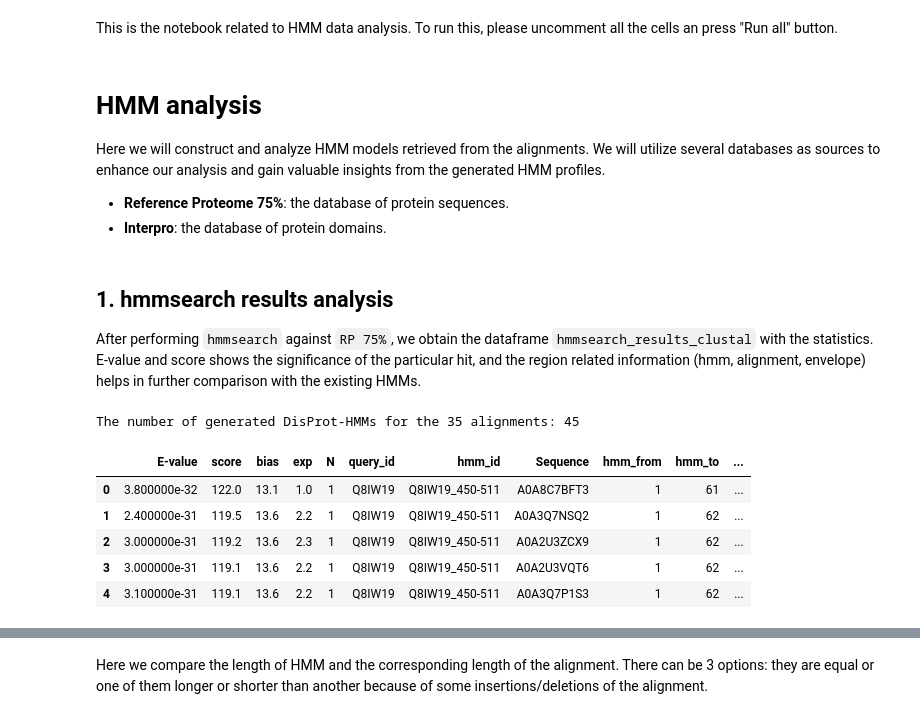
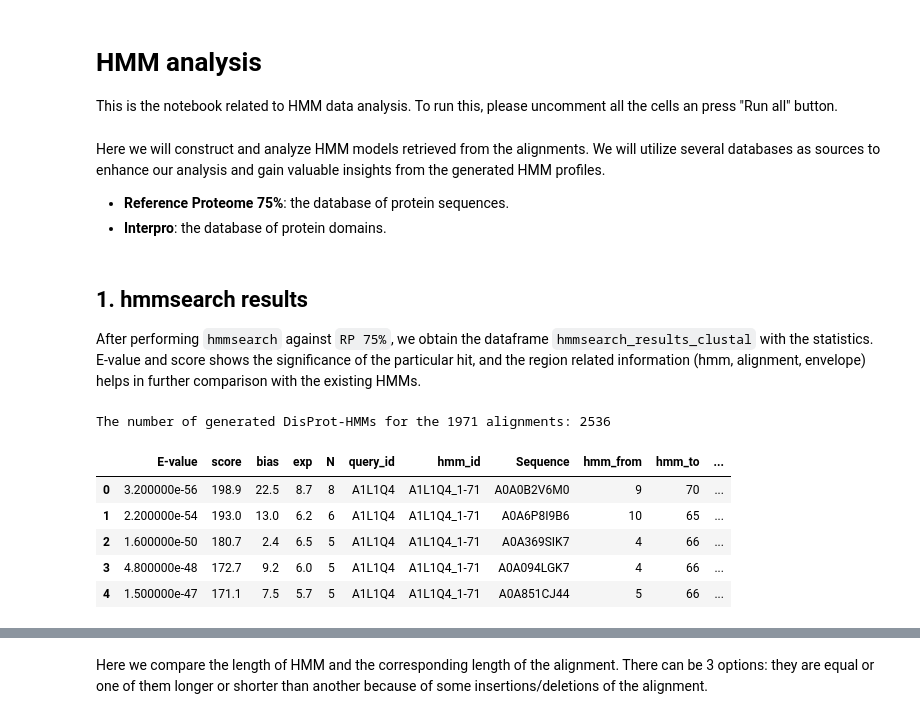
Before and after one commit to AlyaHarvelle/HMMER, a Jupyter notebook: hmm_analysis.ipynb, the cells around one changed output, grey strips where cells are left out. Drawn from its saved outputs; the diff is of its cells as text; code cells hidden in the pictures.

```diff
--- a/hmm_analysis.ipynb
+++ b/hmm_analysis.ipynb
@@ -1,4 +1,6 @@
 # %% [markdown]
+# HMM analysis
+
 This is the notebook related to HMM data analysis. To run this, please uncomment all the cells an press "Run all" button.
 # %%
 # Set the path and input parameters
@@ -12,28 +14,27 @@ server = 'ecate'
 # Importing the libraries and functions
 from functions import *
 # %% [markdown]
-# HMM analysis
 
 Here we will construct and analyze HMM models retrieved from the alignments. We will utilize several databases as sources to enhance our analysis and gain valuable insights from the generated HMM profiles.
 - **Reference Proteome 75%**: the database of protein sequences.
 - **Interpro**: the database of protein domains.
 # %% [markdown]
-## 1. hmmsearch results analysis
+## 1. hmmsearch results
 
 After performing `hmmsearch` against `RP 75%`, we obtain the dataframe `hmmsearch_results_clustal` with the statistics. E-value and score shows the significance of the particular hit, and the region related information (hmm, alignment, envelope) helps in further comparison with the existing HMMs.
 # %%
 # Dataframe of the hmmsearch results
-hmmsearch_results_clustal = pd.read_csv('{}/results/hmms/hmmsearch/hmmsearch_results_clustal.csv'.format(directory))
-num_ali = hmmsearch_results_clustal['query_id'].nunique()
-num_hmm = hmmsearch_results_clustal['hmm_id'].nunique()
-print('The number of generated DisProt-HMMs for the {} alignments: {}'.format(num_ali, num_hmm))
+hmmsearch_results_clustal = pd.read_csv("{}/results/hmms/hmmsearch/combined_hmmsearch_results.csv".format(directory))
+num_ali = hmmsearch_results_clustal["query_id"].nunique()
+num_hmm = hmmsearch_results_clustal["hmm_id"].nunique()
+print("The number of generated DisProt-HMMs for the {} alignments: {}".format(num_ali, num_hmm))
 hmmsearch_results_clustal.head()
 # %% [output]
-The number of generated DisProt-HMMs for the 35 alignments: 45
+The number of generated DisProt-HMMs for the 1971 alignments: 2536
 |  | E-value | score | bias | exp | N | query_id | hmm_id | Sequence | hmm_from | hmm_to | ... |
-| 0 | 3.800000e-32 | 122.0 | 13.1 | 1.0 | 1 | Q8IW19 | Q8IW19_450-511 | A0A8C7BFT3 | 1 | 61 | ... |
-| 1 | 2.400000e-31 | 119.5 | 13.6 | 2.2 | 1 | Q8IW19 | Q8IW19_450-511 | A0A3Q7NSQ2 | 1 | 62 | ... |
-| 2 | 3.000000e-31 | 119.2 | 13.6 | 2.3 | 1 | Q8IW19 | Q8IW19_450-511 | A0A2U3ZCX9 | 1 | 62 | ... |
-| 3 | 3.000000e-31 | 119.1 | 13.6 | 2.2 | 1 | Q8IW19 | Q8IW19_450-511 | A0A2U3VQT6 | 1 | 62 | ... |
-| 4 | 3.100000e-31 | 119.1 | 13.6 | 2.2 | 1 | Q8IW19 | Q8IW19_450-511 | A0A3Q7P1S3 | 1 | 62 | ... |
+| 0 | 3.200000e-56 | 198.9 | 22.5 | 8.7 | 8 | A1L1Q4 | A1L1Q4_1-71 | A0A0B2V6M0 | 9 | 70 | ... |
+| 1 | 2.200000e-54 | 193.0 | 13.0 | 6.2 | 6 | A1L1Q4 | A1L1Q4_1-71 | A0A6P8I9B6 | 10 | 65 | ... |
+| 2 | 1.600000e-50 | 180.7 | 2.4 | 6.5 | 5 | A1L1Q4 | A1L1Q4_1-71 | A0A369SIK7 | 4 | 66 | ... |
+| 3 | 4.800000e-48 | 172.7 | 9.2 | 6.0 | 5 | A1L1Q4 | A1L1Q4_1-71 | A0A094LGK7 | 4 | 66 | ... |
+| 4 | 1.500000e-47 | 171.1 | 7.5 | 5.7 | 5 | A1L1Q4 | A1L1Q4_1-71 | A0A851CJ44 | 5 | 66 | ... |
 # %%
```
Also changed, not shown: parts of 75 cells of this notebook.
